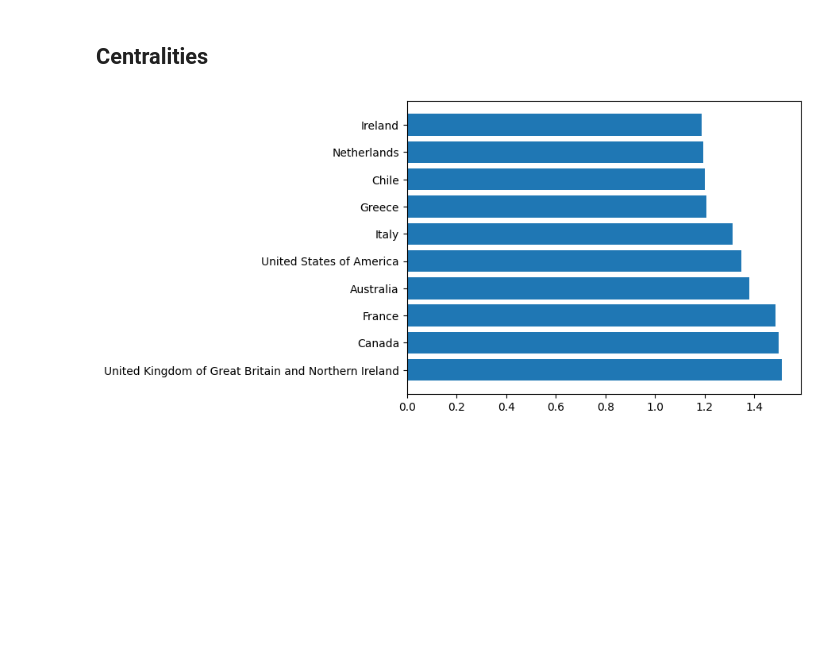
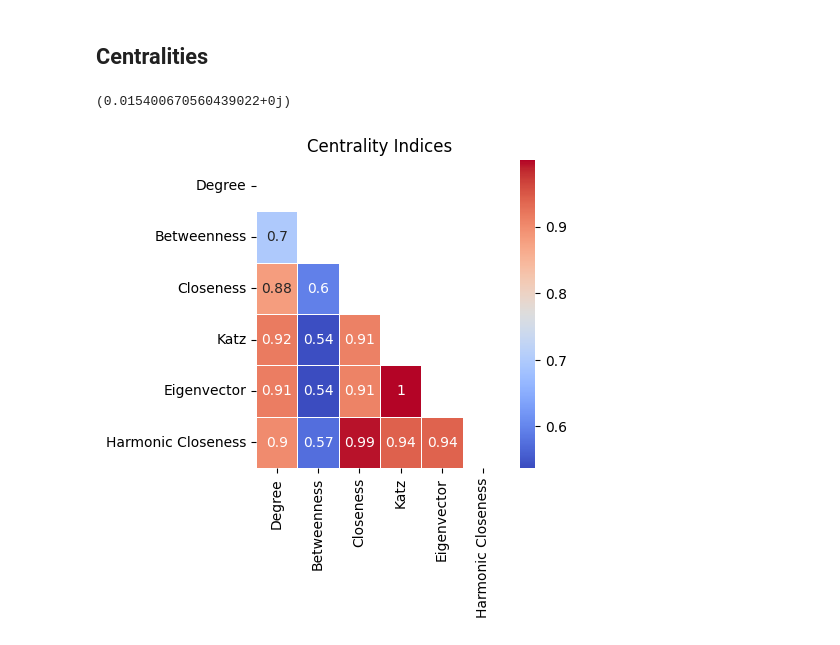
Before and after one commit to Ethangx8/AdvancedDataScienceCN, a Jupyter notebook: notebook/notebook.ipynb, the cells around one changed output. Saved outputs shown, nothing was run; the diff lists cells and outputs as text; code cells hidden in the pictures; blank space fills up the shorter version.

```diff
--- a/notebook/notebook.ipynb
+++ b/notebook/notebook.ipynb
@@ -200,20 +108,28 @@ plt.show()
 [figure]
 # %% [markdown]
 ## Centralities
+# %%
+1/max(nx.adjacency_spectrum(g))
+# %% [output]
+(0.015400670560439022+0j)
 # %%
 centralities = {}
-centralities["degree"] = nx.degree_centrality(g)
-centralities["betweenness"] = nx.betweenness_centrality(g)
-centralities["closeness"] = nx.closeness_centrality(g)
-# centralities["katz"] = nx.katz_centrality(g)
-centralities["eigen"] = nx.eigenvector_centrality(g)
+centralities["Degree"] = nx.degree_centrality(g)
+centralities["Betweenness"] = nx.betweenness_centrality(g)
+centralities["Closeness"] = nx.closeness_centrality(g)
+centralities["Katz"] = nx.katz_centrality(g, alpha=0.015)
+centralities["Eigenvector"] = nx.eigenvector_centrality(g)
+centralities["Harmonic Closeness"] = nx.harmonic_centrality(g)
+# %%
+centralities_df = pd.DataFrame(centralities)
+corr_matrix = centralities_df.corr()
+plt.figure(figsize=(4, 4))
+sns.heatmap(corr_matrix, annot=True, cmap='coolwarm', linewidths=0.5, mask = np.triu(corr_matrix))
+plt.title('Centrality Indices')
+plt.show()
+# %% [output]
+[figure, added]
 # %%
 def get_top(centrality, n = 10):
     sorted_centrality = list((({k: v for k, v in sorted(centrality.items(), key = lambda item: item[1], reverse = True)}).items()))
     return sorted_centrality[:n]
-# %%
-top10 = get_top(centralities["degree"], 10)
-plt.barh([g.nodes[id].get("name") for id, _ in top10], [value for _, value in top10])
-plt.show()
-# %% [output]
-[figure, removed]
```
Also changed, not shown: parts of 13 cells of this notebook, 1 other file.
